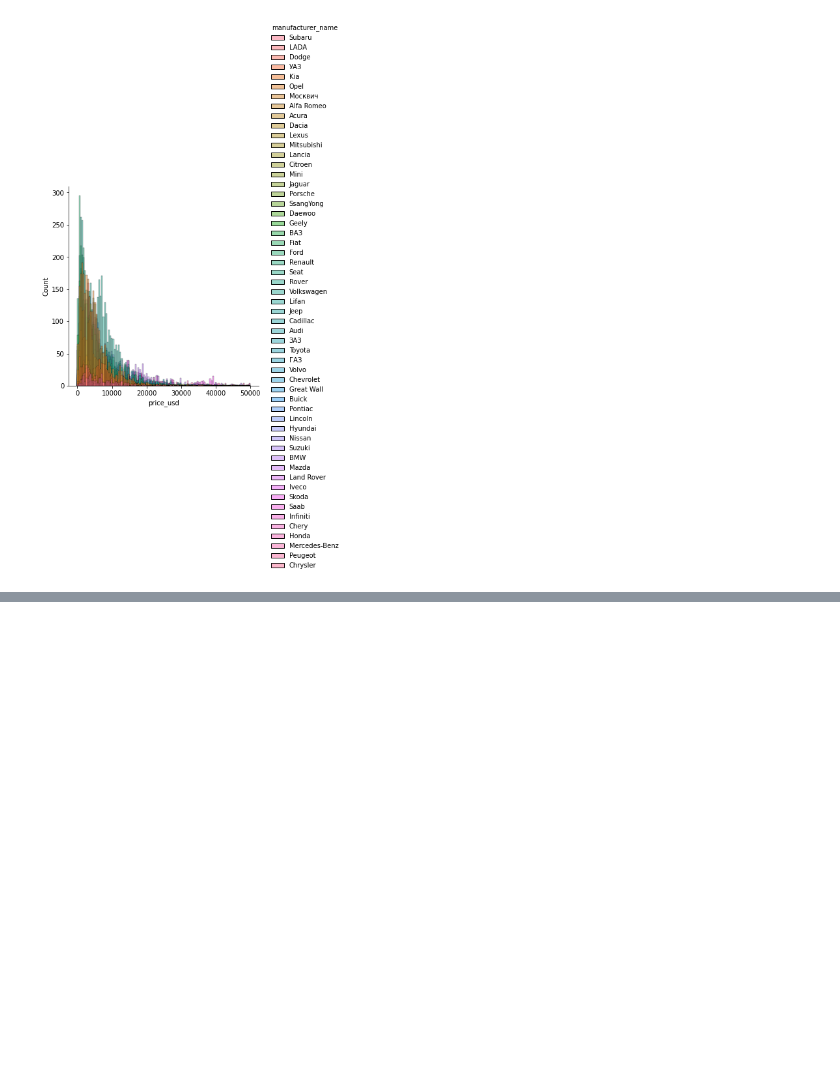
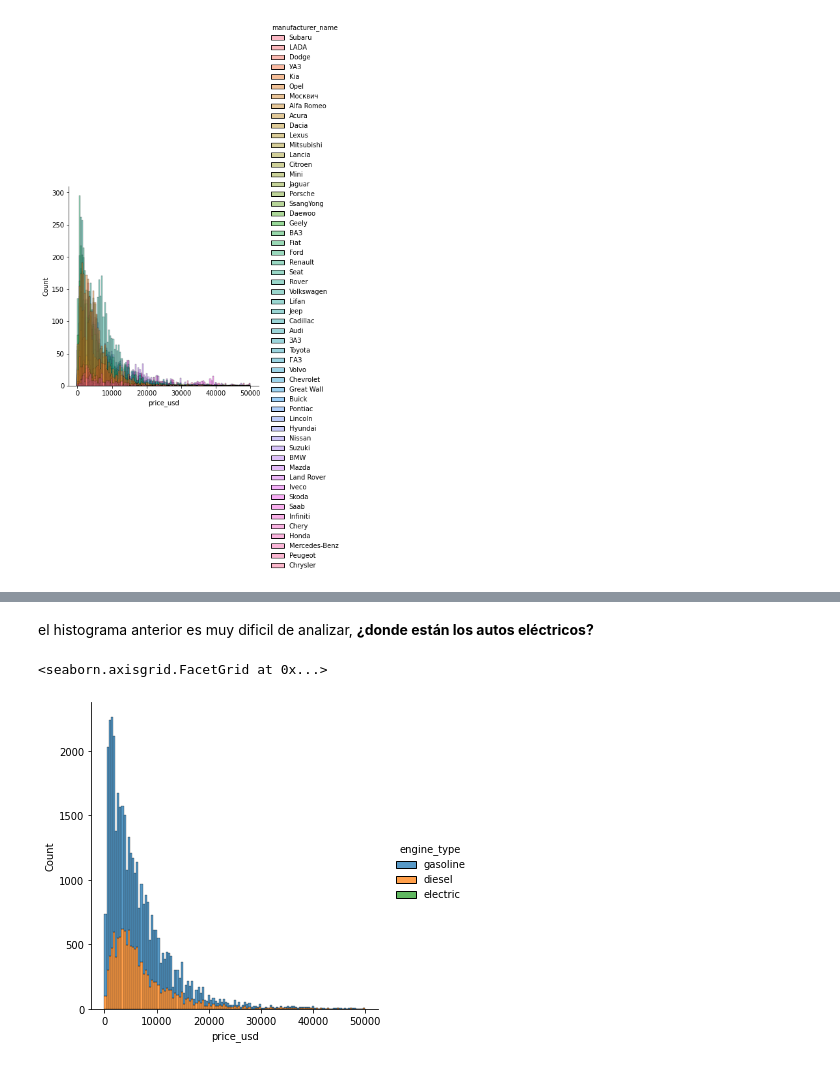
Before and after one commit to ian333/Estadistica_descriptiva, a Jupyter notebook: Medidas_de_tendencia_central.ipynb, the cells around one changed output, grey strips where cells are left out. Drawn from its saved outputs; the diff is of its cells as text; code cells hidden in the pictures; blank space fills up the shorter version.

```diff
--- a/Medidas_de_tendencia_central.ipynb
+++ b/Medidas_de_tendencia_central.ipynb
@@ -51,0 +57,7 @@ sns.displot(df, x = 'price_usd', hue = 'manufacturer_name')
+# %% [markdown]
+el histograma anterior es muy dificil de analizar, **¿donde están los autos eléctricos?**
+# %%
+sns.displot(df, x='price_usd', hue = 'engine_type', multiple='stack')
+# %% [output]
+<seaborn.axisgrid.FacetGrid at 0x...>
+[figure, added]
```
Also changed, not shown: parts of 4 cells of this notebook.
